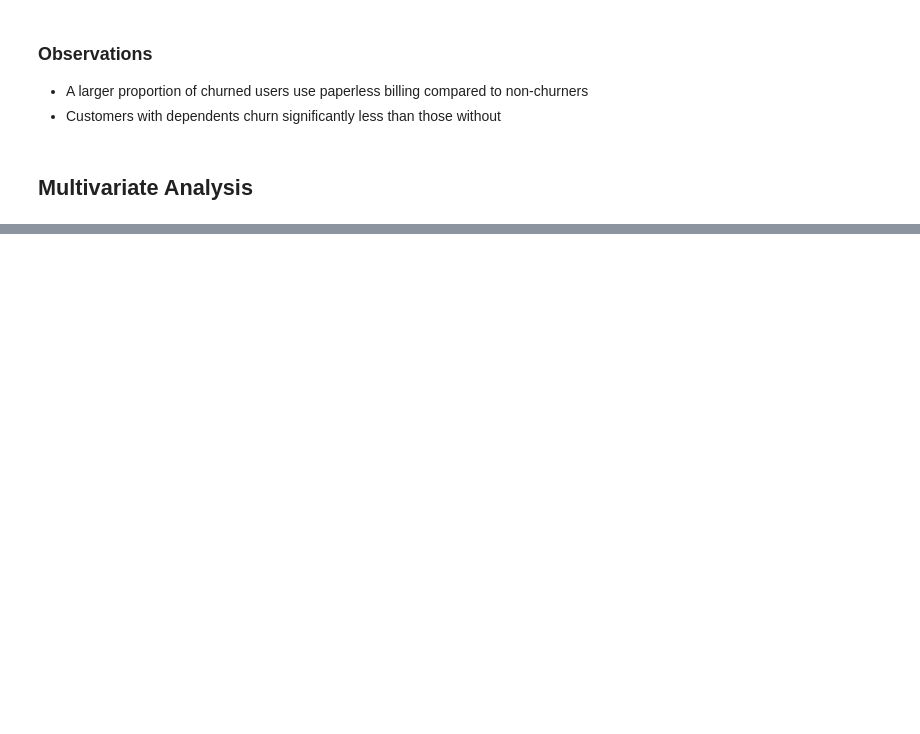
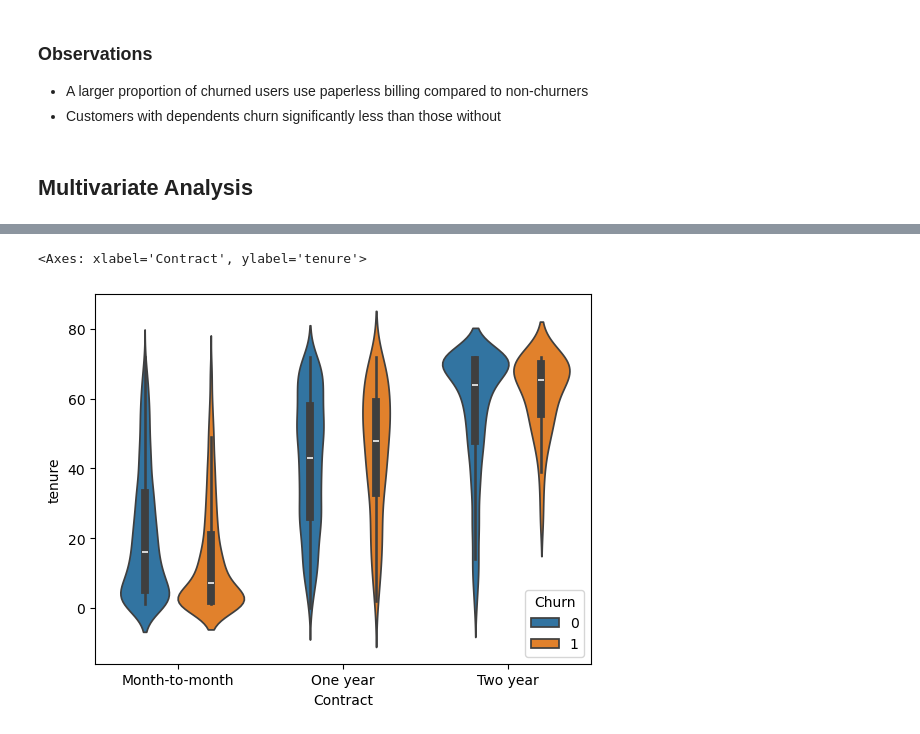
Before and after one commit to mewpunyapat/customer-churn-prediction, a Jupyter notebook: notebooks/eda.ipynb, the cells around one changed output, grey strips where cells are left out. Cells and saved outputs as stored; diff of their text form; code cells hidden in the pictures; blank space fills up the shorter version.

```diff
--- a/notebooks/eda.ipynb
+++ b/notebooks/eda.ipynb
@@ -209,0 +232,5 @@ countplot_with_churn(data, column='Dependents')
+# %%
+sns.violinplot(data=data, x='Contract', y='tenure', hue='Churn')
+# %% [output]
+<Axes: xlabel='Contract', ylabel='tenure'>
+[figure, added]
```
Also changed, not shown: parts of 29 cells of this notebook, 3 other files.
